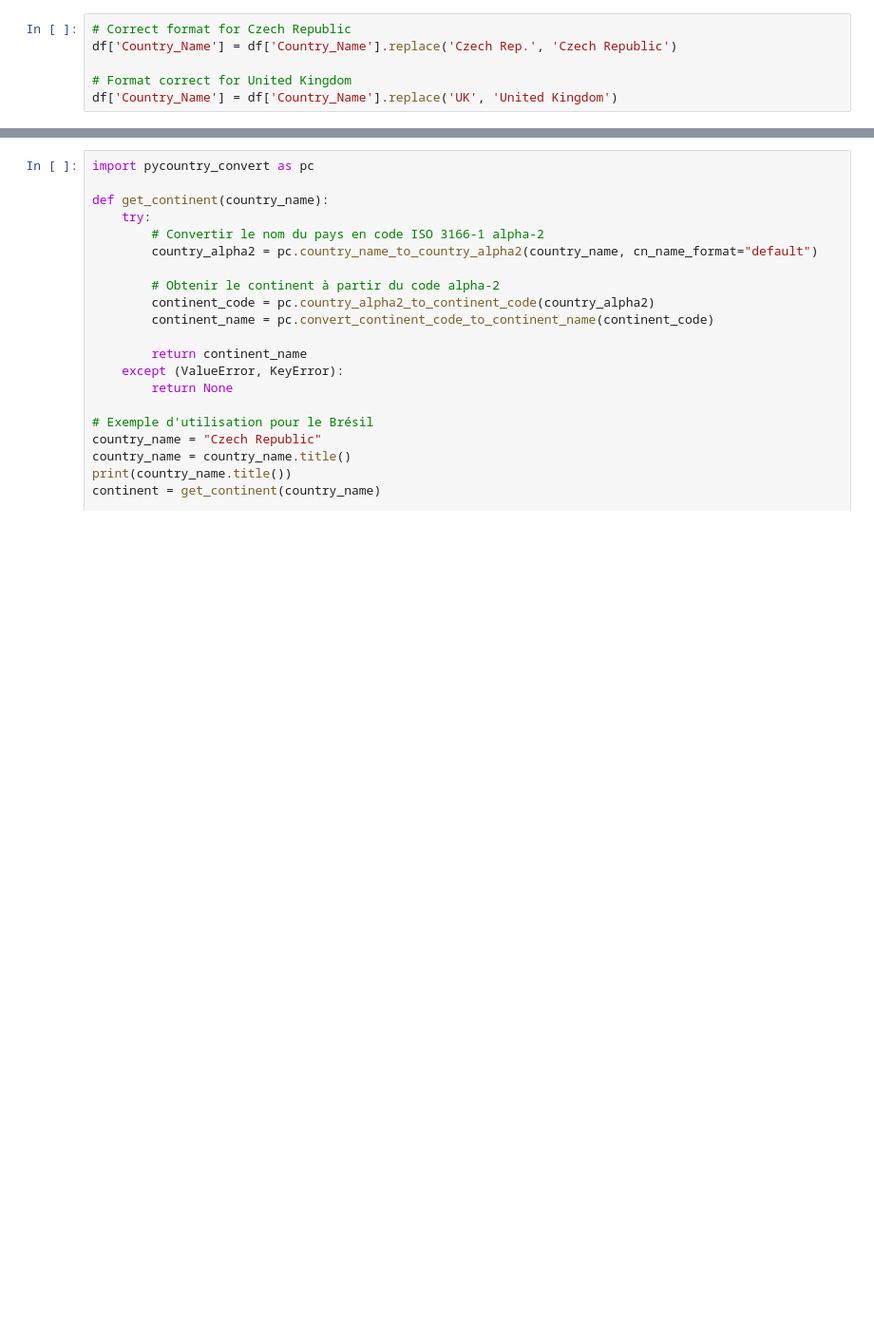
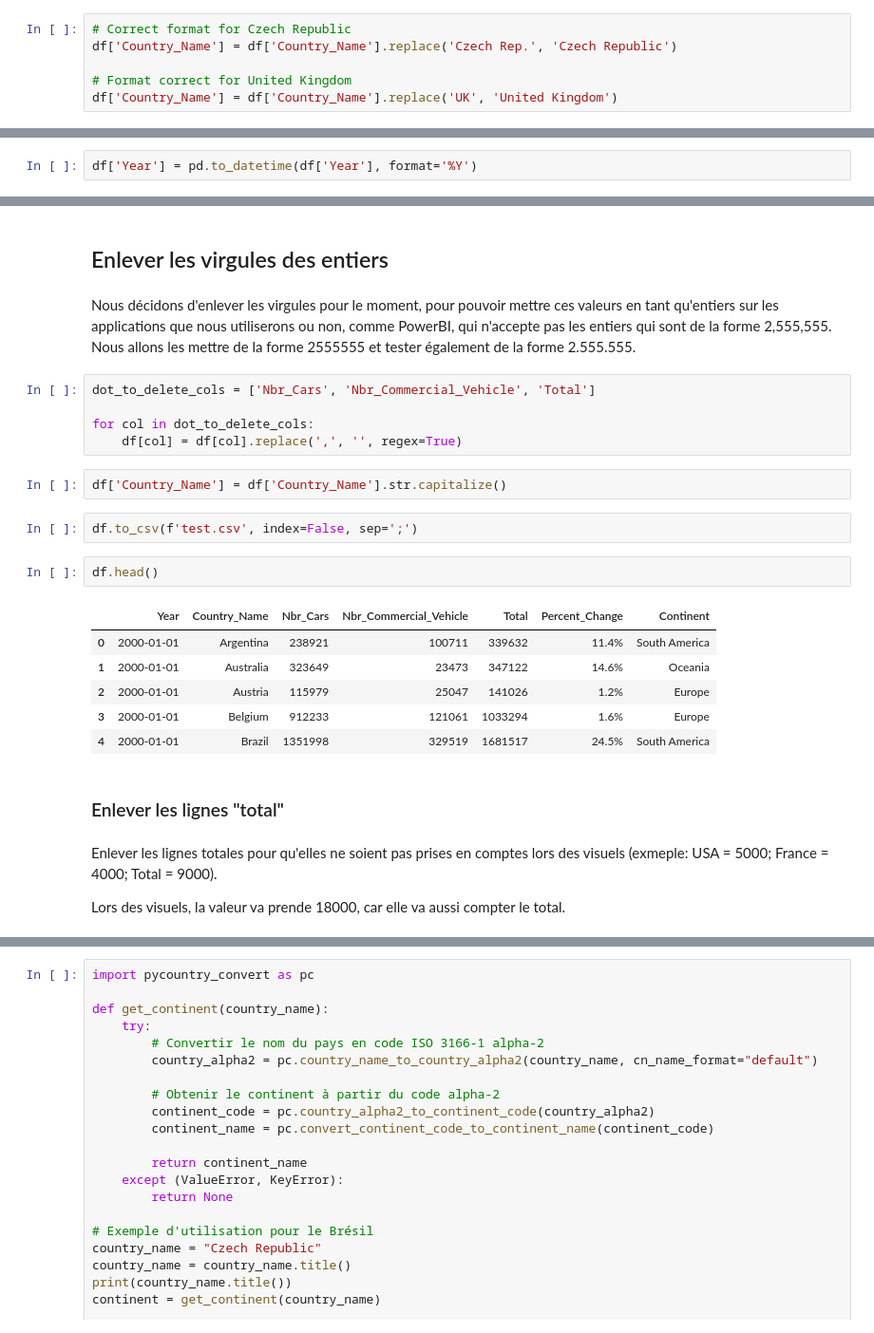
Before and after one commit to SEILERLuc/analyse_auto, a Jupyter notebook: cleaning.ipynb, the cells around one changed output, grey strips where cells are left out. Shown at 95% size. Cells and saved outputs as stored; diff of their text form; blank space fills up the shorter version.

Commit message:
Continue the cleaning; Try to put data into PowerBI to make tests

```diff
--- a/cleaning.ipynb
+++ b/cleaning.ipynb
@@ -264,0 +324,2 @@ df.head(41)
+# %%
+df['Year'] = pd.to_datetime(df['Year'], format='%Y')
@@ -264,0 +362,28 @@ df.head(41)
+# %% [markdown]
+## Enlever les virgules des entiers
+# %% [markdown]
+Nous décidons d'enlever les virgules pour le moment, pour pouvoir mettre ces valeurs en tant qu'entiers sur les applications que nous utiliserons ou non, comme PowerBI, qui n'accepte pas les entiers qui sont de la forme 2,555,555. Nous allons les mettre de la forme 2555555 et tester également de la forme 2.555.555.
+# %%
+dot_to_delete_cols = ['Nbr_Cars', 'Nbr_Commercial_Vehicle',	'Total']
+
+for col in dot_to_delete_cols:
+    df[col] = df[col].replace(',', '', regex=True)
+# %%
+df['Country_Name'] = df['Country_Name'].str.capitalize()
+# %%
+df.to_csv(f'test.csv', index=False, sep=';')
+# %%
+df.head()
+# %% [output]
+|  | Year | Country_Name | Nbr_Cars | Nbr_Commercial_Vehicle | Total | Percent_Change | Continent |
+| 0 | 2000-01-01 | Argentina | 238921 | 100711 | 339632 | 11.4% | South America |
+| 1 | 2000-01-01 | Australia | 323649 | 23473 | 347122 | 14.6% | Oceania |
+| 2 | 2000-01-01 | Austria | 115979 | 25047 | 141026 | 1.2% | Europe |
+| 3 | 2000-01-01 | Belgium | 912233 | 121061 | 1033294 | 1.6% | Europe |
+| 4 | 2000-01-01 | Brazil | 1351998 | 329519 | 1681517 | 24.5% | South America |
+# %% [markdown]
+### Enlever les lignes "total"
+# %% [markdown]
+Enlever les lignes totales pour qu'elles ne soient pas prises en comptes lors des visuels (exmeple: USA = 5000; France = 4000; Total = 9000).
+
+Lors des visuels, la valeur va prende 18000, car elle va aussi compter le total.
```
Also changed, not shown: parts of 21 cells of this notebook, 1 other file.
